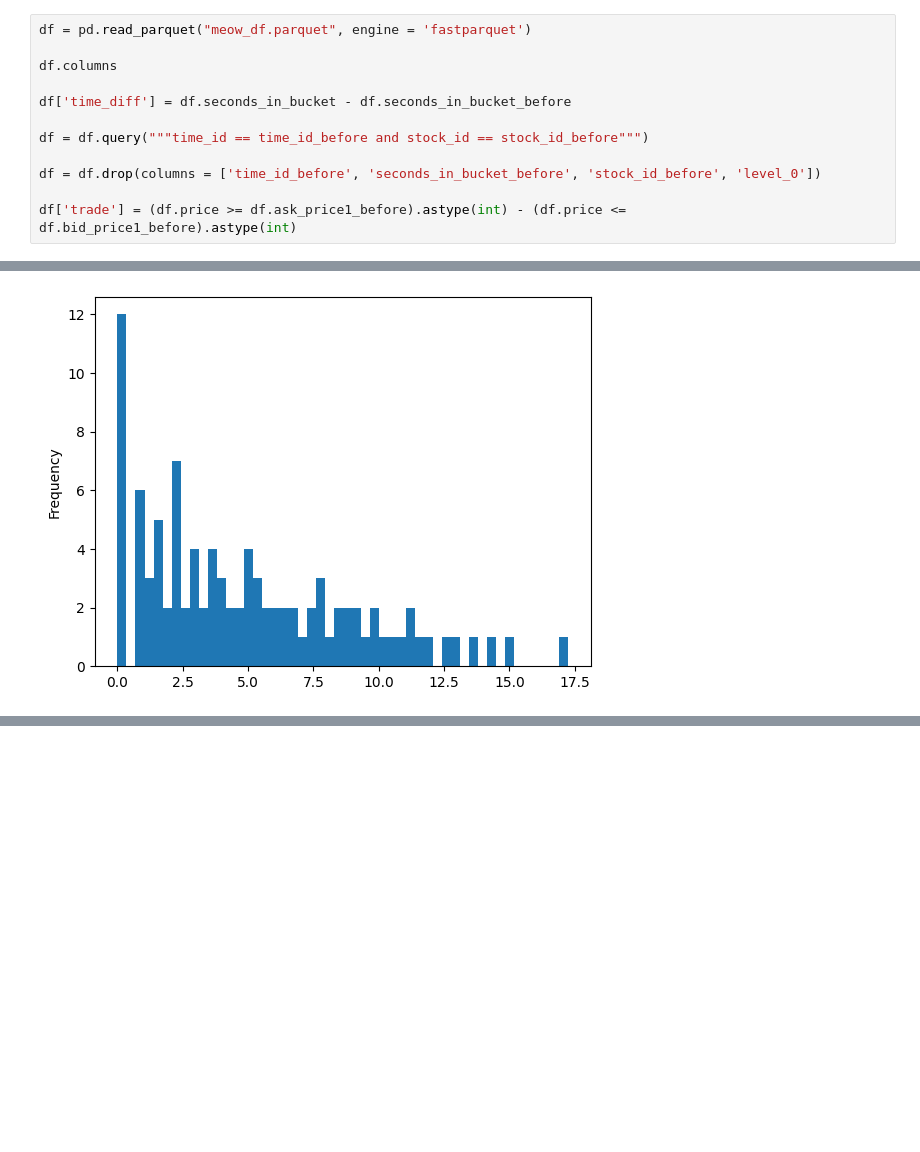
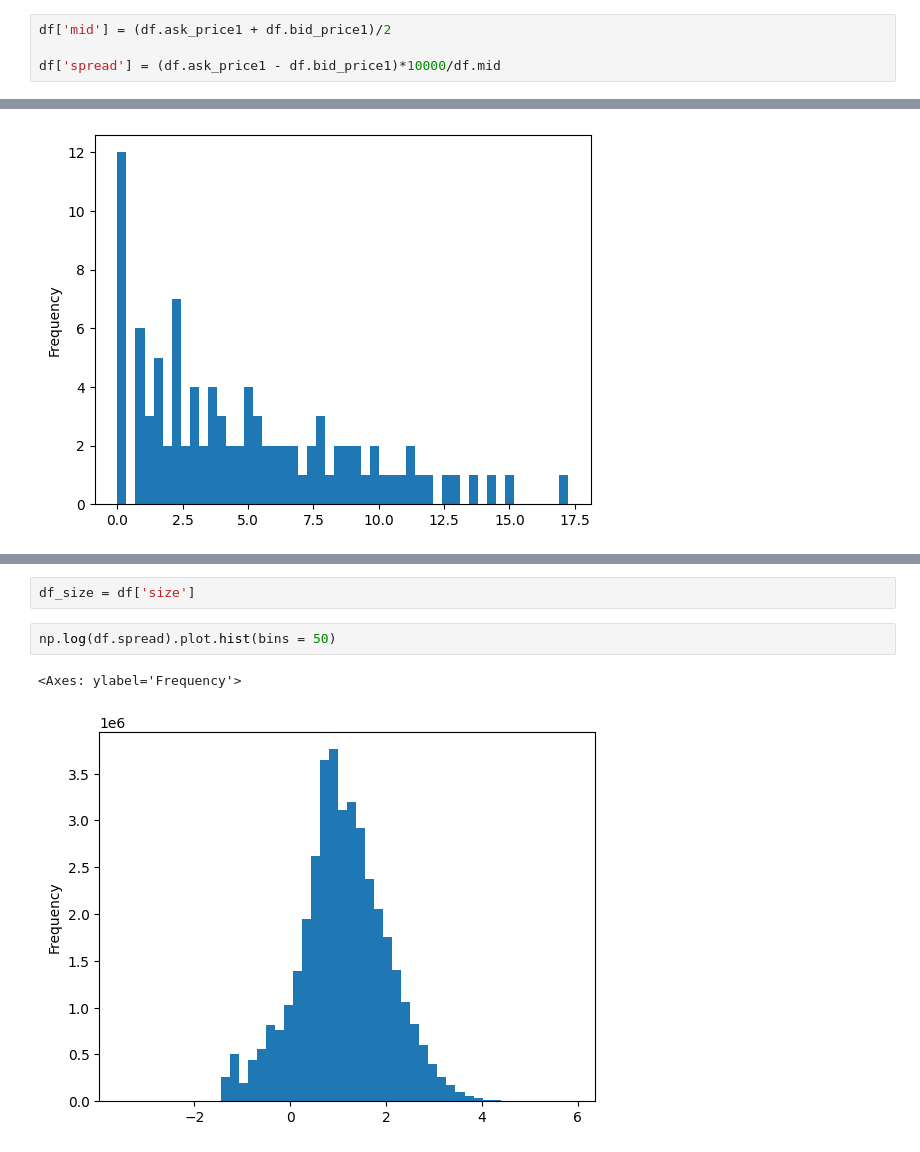
Before and after one commit to petepony/meow_meow, a Jupyter notebook: data_cleanup.ipynb, the cells around one changed output, grey strips where cells are left out. Drawn from its saved outputs; the diff is of its cells as text; blank space fills up the shorter version.

```diff
--- a/data_cleanup.ipynb
+++ b/data_cleanup.ipynb
@@ -7,15 +19,7 @@ import fastparquet
 # %%
-df = pd.read_parquet("meow_df.parquet", engine = 'fastparquet')
+df['mid'] = (df.ask_price1 + df.bid_price1)/2
 
-df.columns
-
-df['time_diff'] = df.seconds_in_bucket - df.seconds_in_bucket_before
-
-df = df.query("""time_id == time_id_before and stock_id == stock_id_before""")
-
-df = df.drop(columns = ['time_id_before', 'seconds_in_bucket_before', 'stock_id_before', 'level_0'])
-
-df['trade'] = (df.price >= df.ask_price1_before).astype(int) - (df.price <= df.bid_price1_before).astype(int)
+df['spread'] = (df.ask_price1 - df.bid_price1)*10000/df.mid
 # %%
 np.log(df.time_diff.value_counts()).plot.hist(bins = 50)
 # %% [output]
@@ -25,0 +43,7 @@ np.log(df.time_diff.value_counts()).plot.hist(bins = 50)
+# %%
+df_size = df['size']
+# %%
+np.log(df.spread).plot.hist(bins = 50)
+# %% [output]
+<Axes: ylabel='Frequency'>
+[figure, added]
```
Also changed, not shown: parts of 7 cells of this notebook.
